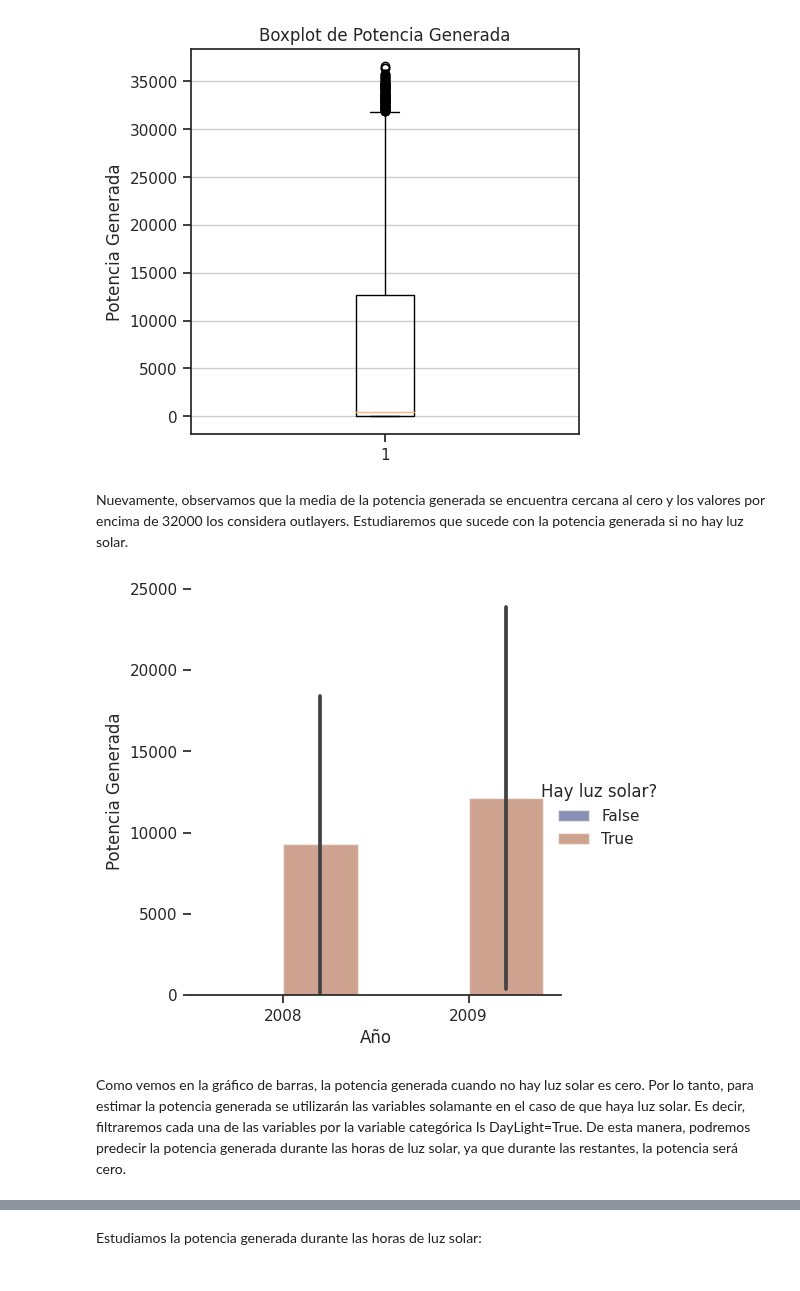
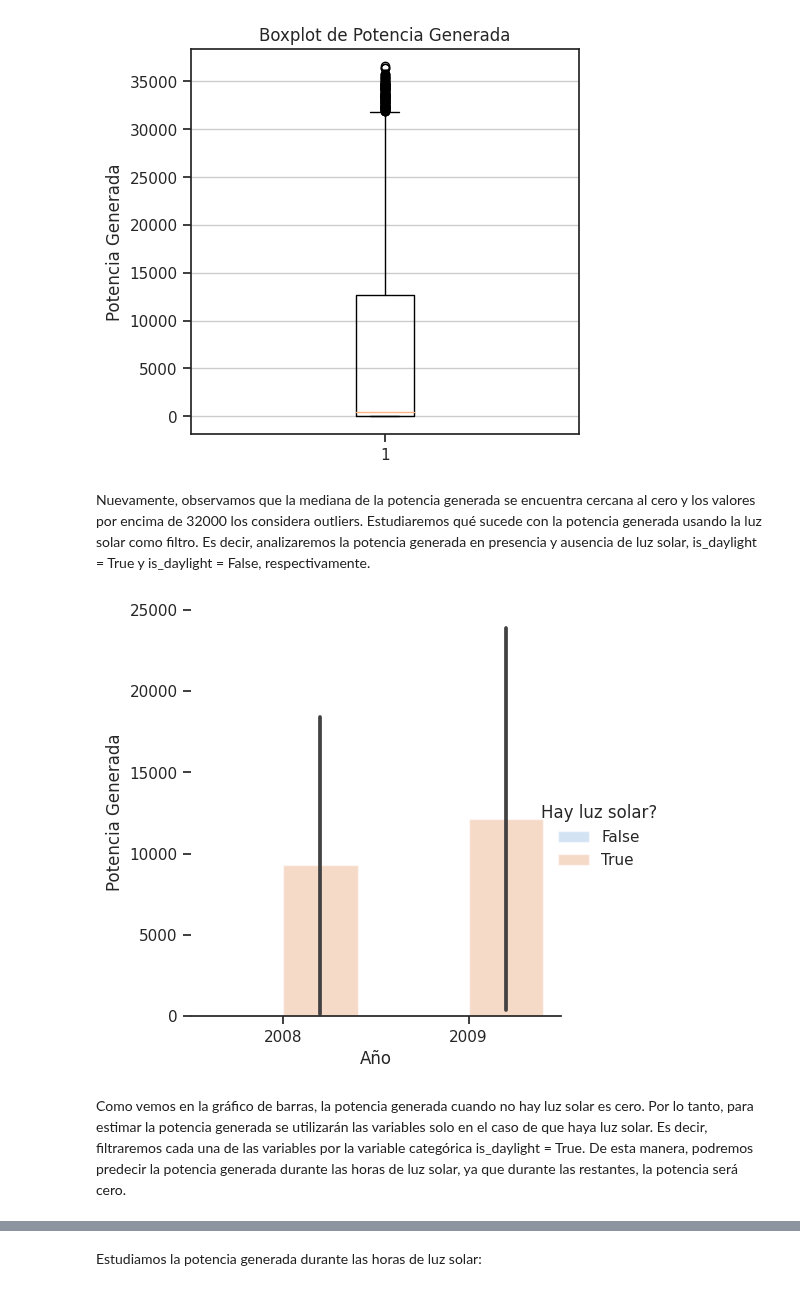
Before and after one commit to FernandoEzequiel/Coder, a Jupyter notebook: notebook/Entregas Coder/Visualizaciones_GarciaGonzalez.ipynb, the cells around one changed output, grey strips where cells are left out. Cells and saved outputs as stored; diff of their text form; code cells hidden in the pictures.

```diff
--- a/notebook/Entregas Coder/Visualizaciones_GarciaGonzalez.ipynb
+++ b/notebook/Entregas Coder/Visualizaciones_GarciaGonzalez.ipynb
@@ -133,23 +136,23 @@ fig.savefig('../Entregas Coder/Figuras/02_mpl_BoxPlot_Pot.png')
 # %% [output]
 [figure]
 # %% [markdown]
-Nuevamente, observamos que la media de la potencia generada se encuentra cercana al cero y los valores por encima de 32000 los considera outlayers. Estudiaremos que sucede con la potencia generada si no hay luz solar.
+Nuevamente, observamos que la mediana de la potencia generada se encuentra cercana al cero y los valores por encima de 32000 los considera outliers. Estudiaremos qué sucede con la potencia generada usando la luz solar como filtro. Es decir, analizaremos la potencia generada en presencia y ausencia de luz solar, is_daylight = True y is_daylight = False, respectivamente.
 # %%
-#Grafico de barras con la potencia generada si hay luz de día o no.
+#Gráfico de barras con la potencia generada cuando hay luz solar y cuando no.
 g = sns.catplot(
     data=df_DataSet2, kind="bar",
     x="year", y="power_gen", hue="is_daylight",
-    errorbar="sd", palette="dark", alpha=.5, height=5, color = 'b'
+    errorbar="sd", palette="pastel", alpha=.5, height=5, color = 'b'
 )
 g.despine(left=True)
 g.set_axis_labels("Año", "Potencia Generada")
 g.legend.set_title("Hay luz solar?")
 g.savefig('../Entregas Coder/Figuras/01_sn_Barchar_Pot.png')
 # %% [output]
-[figure, old version]
+[figure, new version]
 # %% [markdown]
 Como vemos en la gráfico de barras, la potencia generada cuando no hay luz solar es cero. Por lo tanto, para estimar la potencia generada
-se utilizarán las variables solamante en el caso de que haya luz solar. Es decir, filtraremos cada una de las variables por la variable categórica Is DayLight=True. De esta manera, podremos predecir la potencia generada durante las horas de luz solar, ya que durante las restantes, la potencia será cero.
+se utilizarán las variables solo en el caso de que haya luz solar. Es decir, filtraremos cada una de las variables por la variable categórica is_daylight = True. De esta manera, podremos predecir la potencia generada durante las horas de luz solar, ya que durante las restantes, la potencia será cero.
 # %%
 # nos quedamos con los datos correspondientes al período de luz solar
 df_DataSet2_dia = df_DataSet2.query('is_daylight == True')
```
Also changed, not shown: parts of 31 cells of this notebook, 6 other files.
